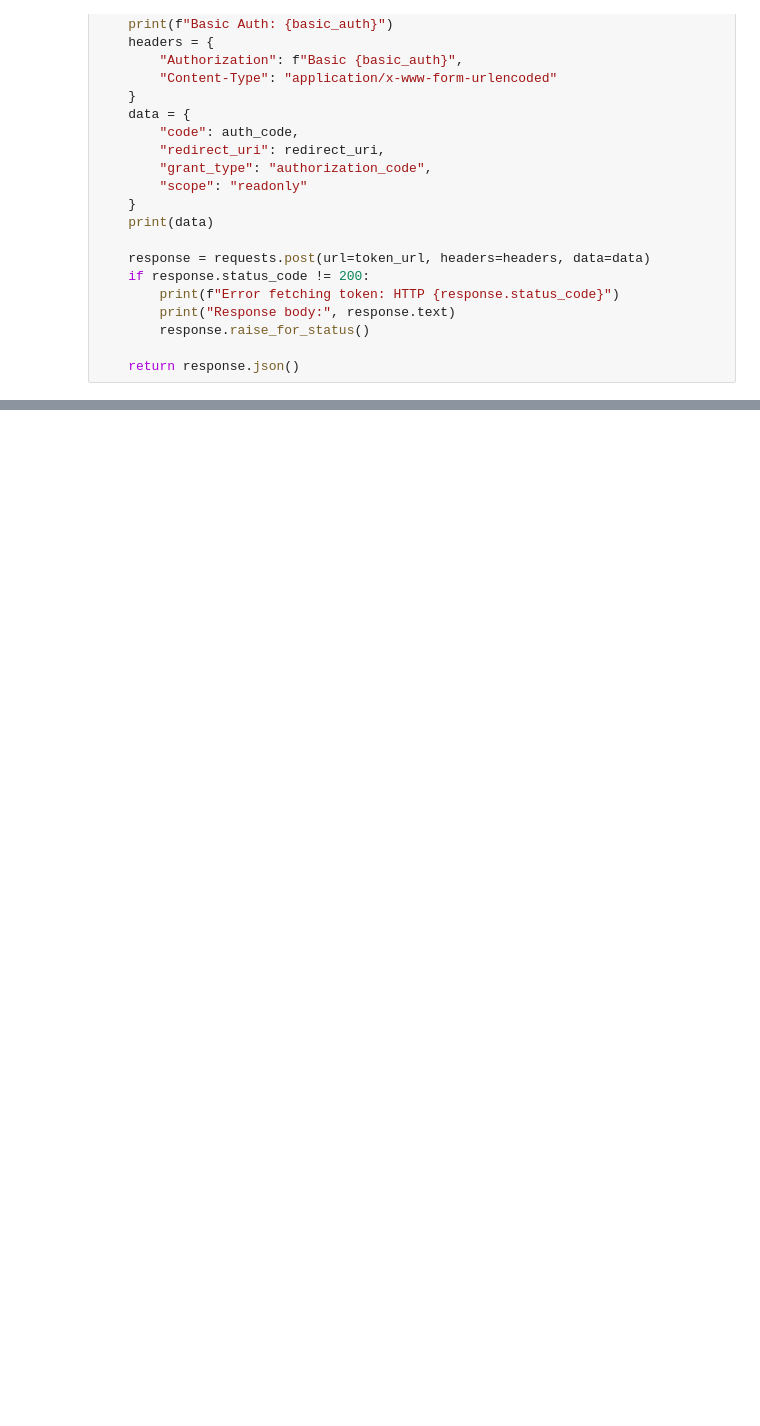
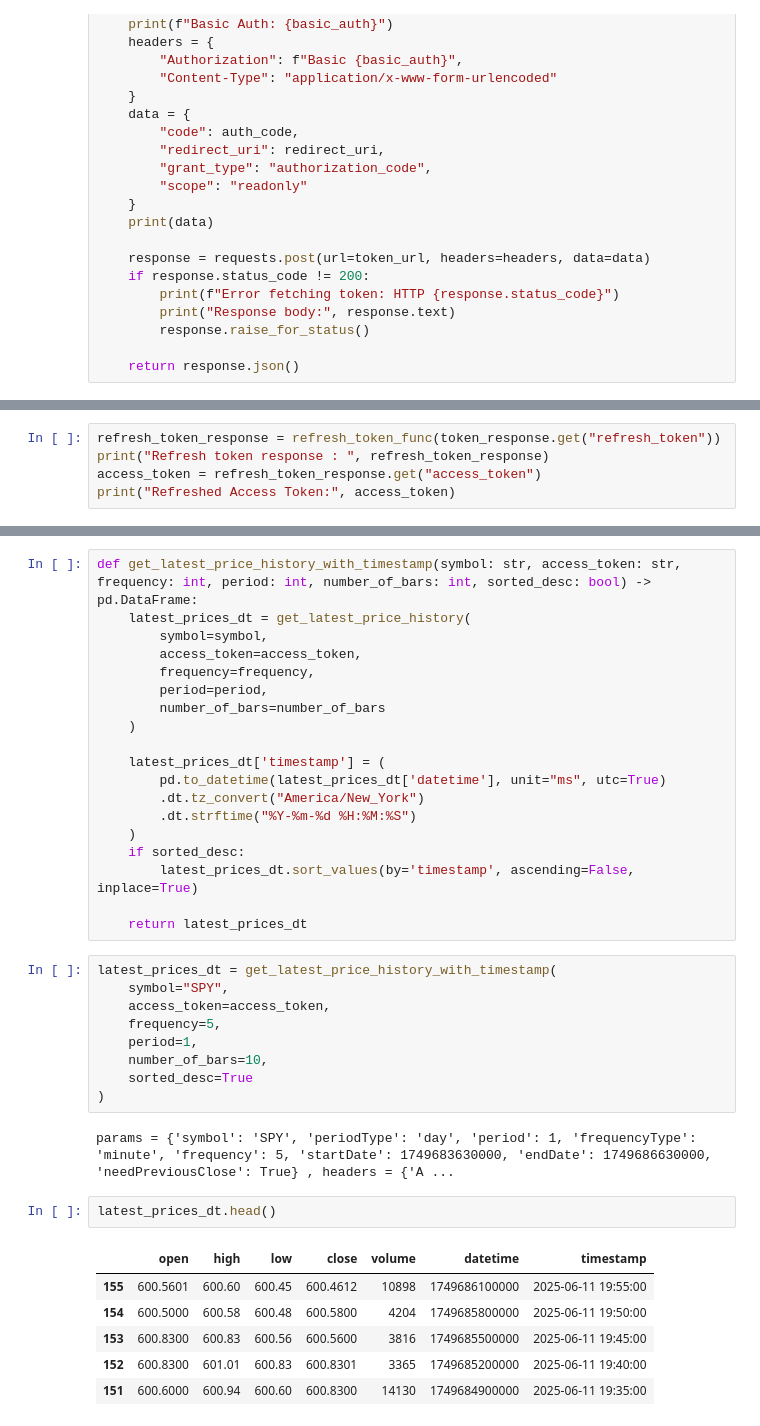
Before and after one commit to rahulpradeep4218/Uns_SPY_Trading, a Jupyter notebook: Experiments/charles_exp.ipynb, the cells around one changed output, grey strips where cells are left out. Saved outputs shown, nothing was run; the diff lists cells and outputs as text; blank space fills up the shorter version.

```diff
--- a/Experiments/charles_exp.ipynb
+++ b/Experiments/charles_exp.ipynb
@@ -66,0 +91,5 @@ Access Token: I0.b2F1dGgyLmNkYy5zY2h3YWIuY29t.zxu8LTKjylLKGi_mkbR4SpMs2W0oN5-Yfp
+# %%
+refresh_token_response = refresh_token_func(token_response.get("refresh_token"))
+print("Refresh token response : ", refresh_token_response)
+access_token = refresh_token_response.get("access_token")
+print("Refreshed Access Token:", access_token)
@@ -66,0 +198,39 @@ Access Token: I0.b2F1dGgyLmNkYy5zY2h3YWIuY29t.zxu8LTKjylLKGi_mkbR4SpMs2W0oN5-Yfp
+# %%
+def get_latest_price_history_with_timestamp(symbol: str, access_token: str, frequency: int, period: int, number_of_bars: int, sorted_desc: bool) -> pd.DataFrame:
+    latest_prices_dt = get_latest_price_history(
+        symbol=symbol,
+        access_token=access_token,
+        frequency=frequency,
+        period=period,
+        number_of_bars=number_of_bars
+    )
+
+    latest_prices_dt['timestamp'] = (
+        pd.to_datetime(latest_prices_dt['datetime'], unit="ms", utc=True)
+        .dt.tz_convert("America/New_York")
+        .dt.strftime("%Y-%m-%d %H:%M:%S")
+    )
+    if sorted_desc:
+        latest_prices_dt.sort_values(by='timestamp', ascending=False, inplace=True)
+
+    return latest_prices_dt
+# %%
+latest_prices_dt = get_latest_price_history_with_timestamp(
+    symbol="SPY",
+    access_token=access_token,
+    frequency=5,
+    period=1,
+    number_of_bars=10,
+    sorted_desc=True
+)
+# %% [output]
+params = {'symbol': 'SPY', 'periodType': 'day', 'period': 1, 'frequencyType': 'minute', 'frequency': 5, 'startDate': 1749683630000, 'endDate': 1749686630000, 'needPreviousClose': True} , headers = {'A ...
+# %%
+latest_prices_dt.head()
+# %% [output]
+|  | open | high | low | close | volume | datetime | timestamp |
+| 155 | 600.5601 | 600.60 | 600.45 | 600.4612 | 10898 | 1749686100000 | 2025-06-11 19:55:00 |
+| 154 | 600.5000 | 600.58 | 600.48 | 600.5800 | 4204 | 1749685800000 | 2025-06-11 19:50:00 |
+| 153 | 600.8300 | 600.83 | 600.56 | 600.5600 | 3816 | 1749685500000 | 2025-06-11 19:45:00 |
+| 152 | 600.8300 | 601.01 | 600.83 | 600.8301 | 3365 | 1749685200000 | 2025-06-11 19:40:00 |
+| 151 | 600.6000 | 600.94 | 600.60 | 600.8300 | 14130 | 1749684900000 | 2025-06-11 19:35:00 |
```
Also changed, not shown: parts of 22 cells of this notebook, 19 other files.
